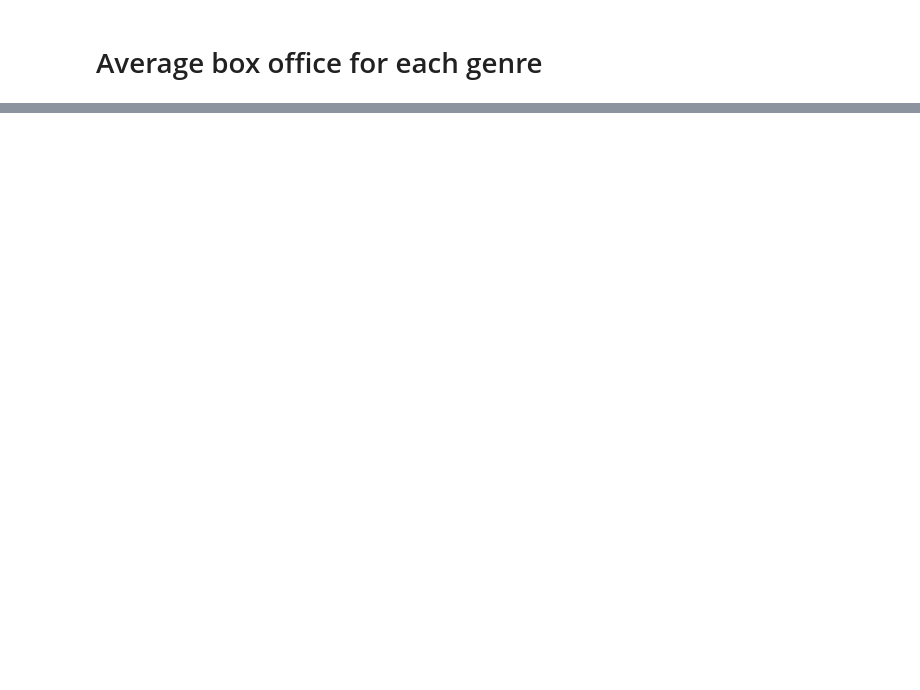
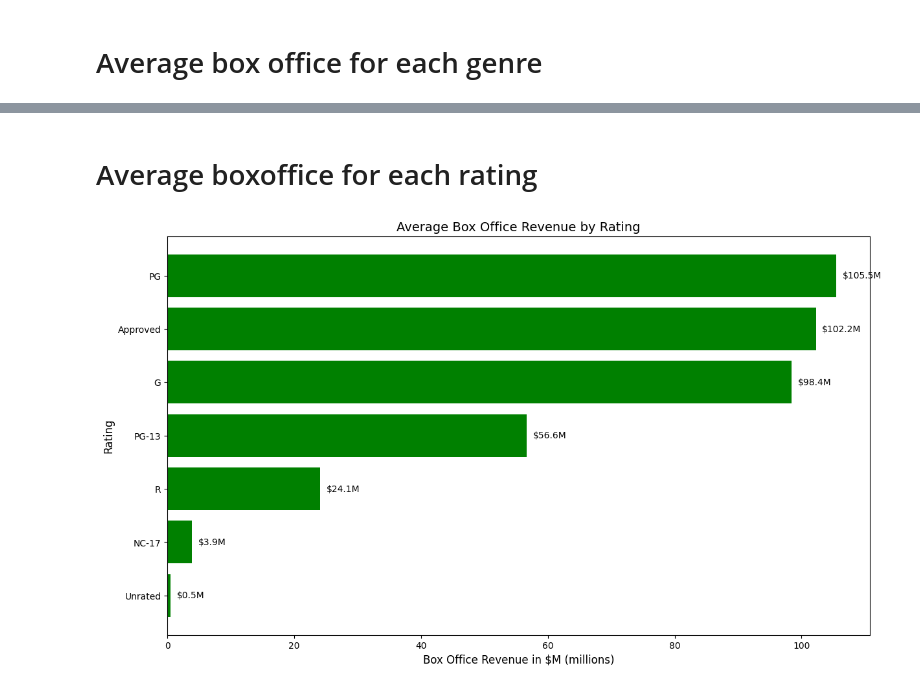
Before and after one commit to seetvn/movies_analysis, a Jupyter notebook: analyses/first.ipynb, the cells around one changed output, grey strips where cells are left out. Drawn from its saved outputs; the diff is of its cells as text; code cells hidden in the pictures; blank space fills up the shorter version.

```diff
--- a/analyses/first.ipynb
+++ b/analyses/first.ipynb
@@ -131,0 +190,28 @@ plt.gca().invert_yaxis()
+# %% [markdown]
+# Average boxoffice for each rating
+# %%
+# Compute average BoxOffice for each rating
+average_boxoffice_per_rating = {
+    rating: float(one_hot_encoding_df.loc[one_hot_encoding_df[rating] == 1, "BoxOffice"].mean())
+    for rating in rated_columns
+}
+
+sorted_boxoffice = dict(sorted(average_boxoffice_per_rating.items(), key=lambda x: x[1],reverse=True))
+# Extract sorted keys and values
+x_plot = list(sorted_boxoffice.keys())
+y_plot = list(sorted_boxoffice.values())
+
+y_plot_millions = [value / 1e6 for value in y_plot]
+
+plt.figure(figsize=(14, 8))
+plt.barh(x_plot, y_plot_millions, color="green")
+
+for i, v in enumerate(y_plot_millions):
+    plt.text(v + 1, i, f"${v:,.1f}M", va="center", fontsize=10, color="black")
+
+plt.xlabel("Box Office Revenue in $M (millions)", fontsize=12)
+plt.ylabel("Rating", fontsize=12)
+plt.title("Average Box Office Revenue by Rating", fontsize=14)
+plt.gca().invert_yaxis()
+# %% [output]
+[figure, added]
```
Also changed, not shown: parts of 14 cells of this notebook.
